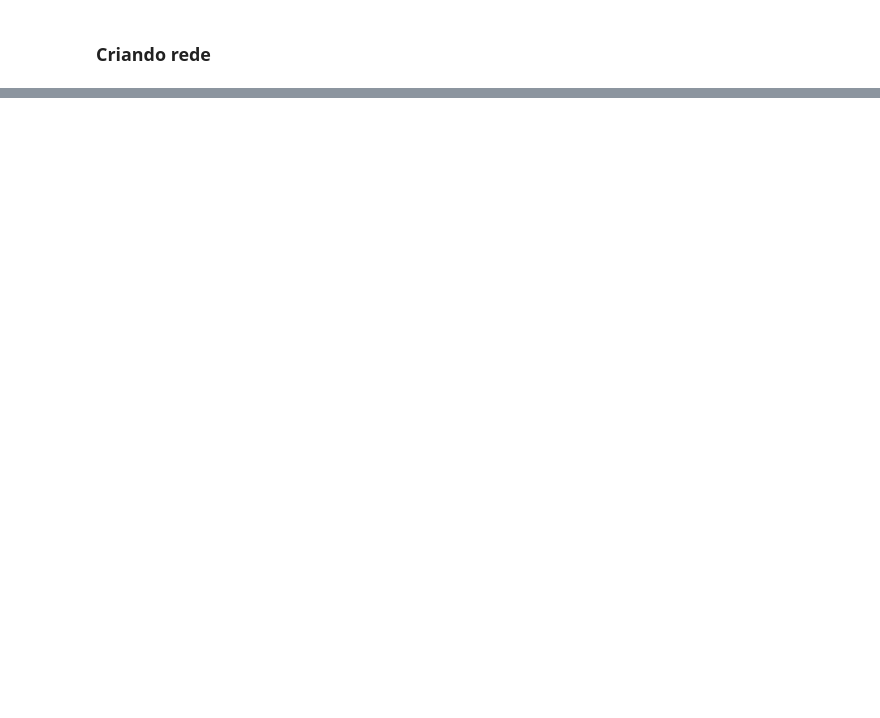
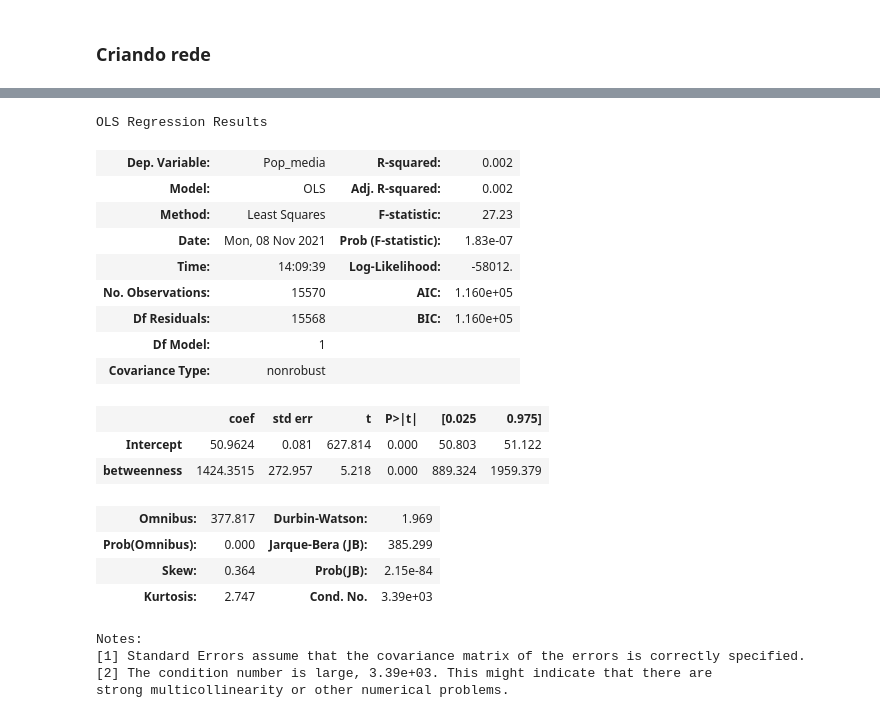
Before and after one commit to hashiprobr-classroom/parte-tecnica-do-projeto-grupof, a Jupyter notebook: notebooks/projeto1-ciclo3.ipynb, the cells around one changed output, grey strips where cells are left out. Drawn from its saved outputs; the diff is of its cells as text; code cells hidden in the pictures; blank space fills up the shorter version.

```diff
--- a/notebooks/projeto1-ciclo3.ipynb
+++ b/notebooks/projeto1-ciclo3.ipynb
@@ -242,0 +204,26 @@ Notes:
+# %%
+model2 = smf.ols(data=df_completo, formula='Pop_media ~ betweenness ') # z1 é explicada por x1?
+result2 = model2.fit()
+result2.summary()
+# %% [output]
+OLS Regression Results
+| Dep. Variable: | Pop_media | R-squared: | 0.002 |
+| Model: | OLS | Adj. R-squared: | 0.002 |
+| Method: | Least Squares | F-statistic: | 27.23 |
+| Date: | Mon, 08 Nov 2021 | Prob (F-statistic): | 1.83e-07 |
+| Time: | 14:09:39 | Log-Likelihood: | -58012. |
+| No. Observations: | 15570 | AIC: | 1.160e+05 |
+| Df Residuals: | 15568 | BIC: | 1.160e+05 |
+| Df Model: | 1 |  |  |
+| Covariance Type: | nonrobust |  |  |
+|  | coef | std err | t | P>|t| | [0.025 | 0.975] |
+| Intercept | 50.9624 | 0.081 | 627.814 | 0.000 | 50.803 | 51.122 |
+| betweenness | 1424.3515 | 272.957 | 5.218 | 0.000 | 889.324 | 1959.379 |
+| Omnibus: | 377.817 | Durbin-Watson: | 1.969 |
+| Prob(Omnibus): | 0.000 | Jarque-Bera (JB): | 385.299 |
+| Skew: | 0.364 | Prob(JB): | 2.15e-84 |
+| Kurtosis: | 2.747 | Cond. No. | 3.39e+03 |
+Notes:
+[1] Standard Errors assume that the covariance matrix of the errors is correctly specified.
+[2] The condition number is large, 3.39e+03. This might indicate that there are
+strong multicollinearity or other numerical problems.
```
Also changed, not shown: parts of 16 cells of this notebook.
